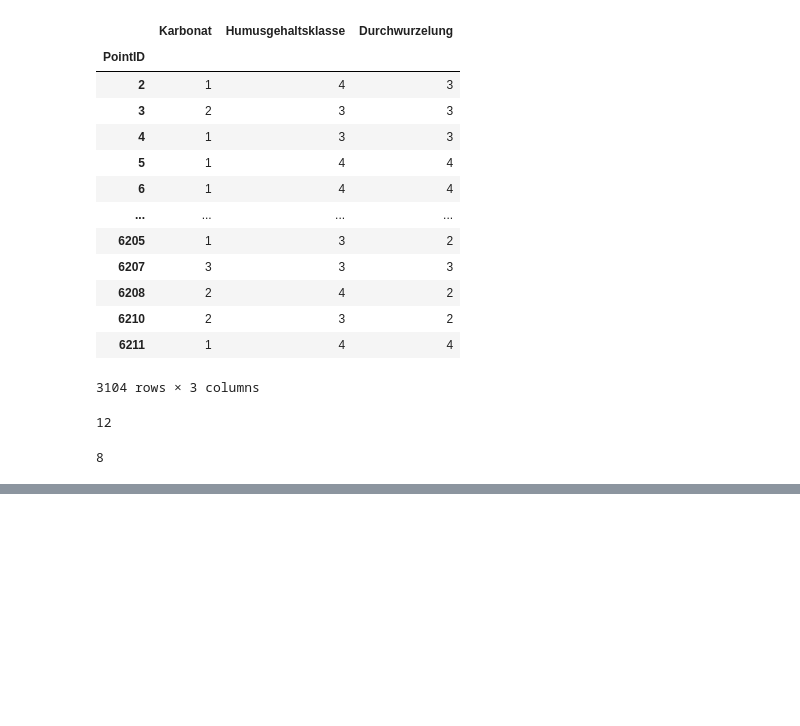
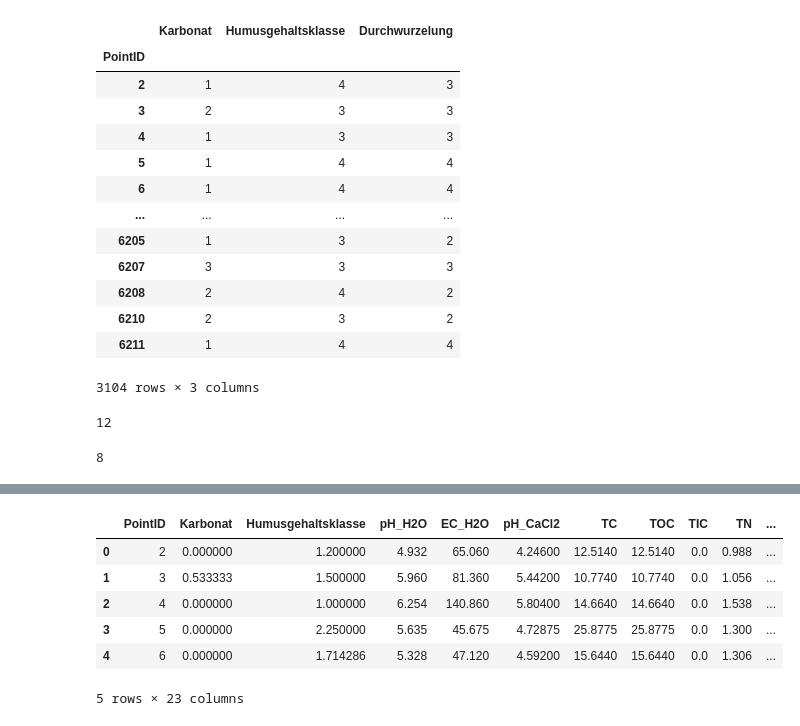
Before and after one commit to Kenny101-dot/soil-analysis-, a Jupyter notebook: CREATE_Dataset.ipynb, the cells around one changed output, grey strips where cells are left out. Saved outputs shown, nothing was run; the diff lists cells and outputs as text; code cells hidden in the pictures; blank space fills up the shorter version.

```diff
--- a/CREATE_Dataset.ipynb
+++ b/CREATE_Dataset.ipynb
@@ -340,0 +430,17 @@ array([nan,  0.,  2.,  6.,  3.,  5.,  4.,  1.])
+# %%
+# Perform left join of df2_mean with df1_mean
+df2_mean_with_df1 = df2_mean.merge(df1_mean, on="PointID", how="left")
+
+# Perform left join of the result with df3
+df2_mean_with_df1_and_df3 = df2_mean_with_df1.merge(df3, on="PointID", how="left")
+
+# Display the resulting DataFrame
+df2_mean_with_df1_and_df3.head()
+# %% [output]
+|  | PointID | Karbonat | Humusgehaltsklasse | pH_H2O | EC_H2O | pH_CaCl2 | TC | TOC | TIC | TN | ... |
+| 0 | 2 | 0.000000 | 1.200000 | 4.932 | 65.060 | 4.24600 | 12.5140 | 12.5140 | 0.0 | 0.988 | ... |
+| 1 | 3 | 0.533333 | 1.500000 | 5.960 | 81.360 | 5.44200 | 10.7740 | 10.7740 | 0.0 | 1.056 | ... |
+| 2 | 4 | 0.000000 | 1.000000 | 6.254 | 140.860 | 5.80400 | 14.6640 | 14.6640 | 0.0 | 1.538 | ... |
+| 3 | 5 | 0.000000 | 2.250000 | 5.635 | 45.675 | 4.72875 | 25.8775 | 25.8775 | 0.0 | 1.300 | ... |
+| 4 | 6 | 0.000000 | 1.714286 | 5.328 | 47.120 | 4.59200 | 15.6440 | 15.6440 | 0.0 | 1.306 | ... |
+5 rows × 23 columns
```
Also changed, not shown: parts of 13 cells of this notebook, 2 other files.
